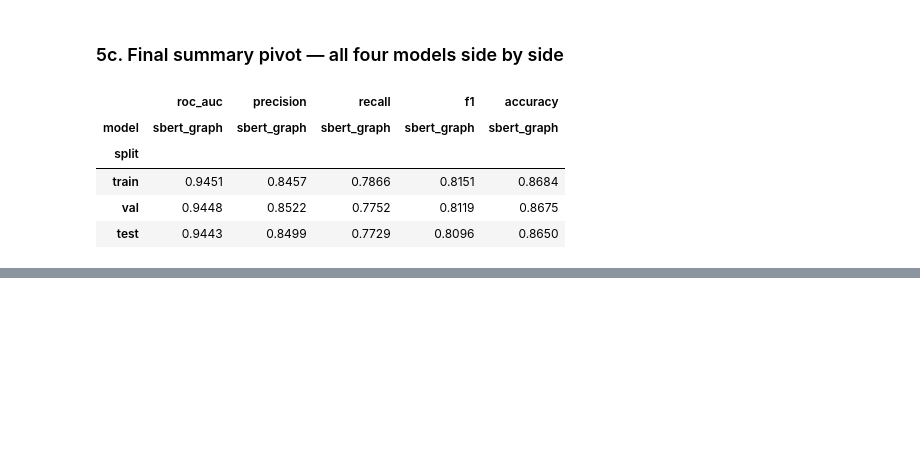
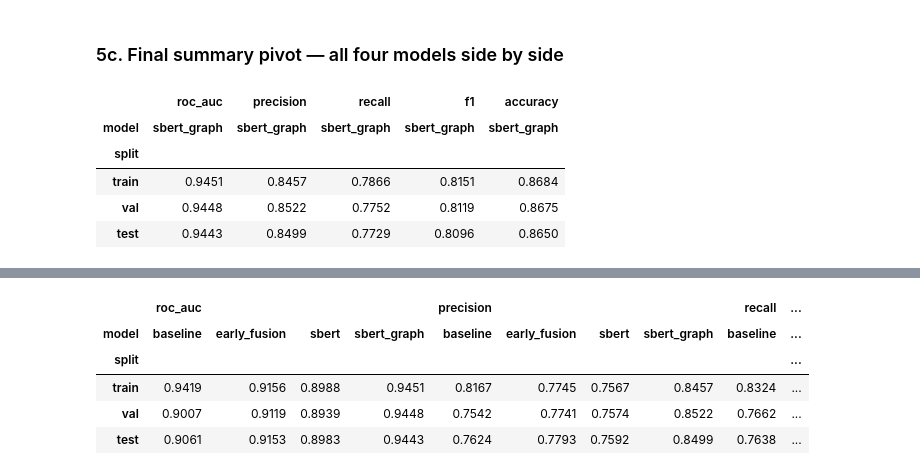
Before and after one commit to alvarosg285/NLP_quora_challenge, a Jupyter notebook: reproduce_results.ipynb, the cells around one changed output, grey strips where cells are left out. Saved outputs shown, nothing was run; the diff lists cells and outputs as text; code cells hidden in the pictures; blank space fills up the shorter version.

Commit message:
Hybrid Model of both with 91%, called early_fusion, in theory discarted

```diff
--- a/reproduce_results.ipynb
+++ b/reproduce_results.ipynb
@@ -82,16 +79,17 @@ AttributeError: module 'utils' has no attribute 'get_features_from_df'
 ## 4. Evaluation — ROC-AUC, Precision, Recall, F1
 # %%
 rows = []
-
+'''
 # Baseline model on all three splits
 rows.append(evaluate_model(baseline_logistic, X_train_bow, y_train, "baseline", "train"))
 rows.append(evaluate_model(baseline_logistic, X_val_bow,   y_val,   "baseline", "val"))
 rows.append(evaluate_model(baseline_logistic, X_test_bow,  y_test,  "baseline", "test"))
+'''
+# Improved model on all three splits
+rows.append(utils.evaluate_model(baseline_logistic, X_train_comb, y_train, "baseline", "train"))
+rows.append(utils.evaluate_model(baseline_logistic, X_val_comb,   y_val,   "baseline", "val"))
+rows.append(evaluate_model(baseline_logistic, X_test_comb,  y_test,  "baseline", "test"))
 
-# Improved model on all three splits
-rows.append(evaluate_model(improved_logistic, X_train_comb, y_train, "improved", "train"))
-rows.append(evaluate_model(improved_logistic, X_val_comb,   y_val,   "improved", "val"))
-rows.append(evaluate_model(improved_logistic, X_test_comb,  y_test,  "improved", "test"))
 
 results_df = pd.DataFrame(rows)
 results_df = results_df.set_index(["model", "split"])
@@ -237,0 +278,11 @@ display(final_pivot)
+# %%
+# #ADDING - Cell 2: Train the Hybrid Logistic Regression Model
+from sklearn.linear_model import LogisticRegression
+
+print("Training Early Fusion Logistic Regression...")
+
+# We increase max_iter slightly to ensure the solver converges with the wider feature set
+hybrid_logistic = LogisticRegression(max_iter=1000, random_state=123)
+hybrid_logistic.fit(X_train_hybrid, y_train)
+
+print("Training complete! Model is ready for interpretability analysis.")
@@ -237,0 +292,11 @@ display(final_pivot)
+# %%
+# #ADDING - Cell 3: Evaluate the Hybrid Model on all splits
+hybrid_rows = [
+    evaluate_model(hybrid_logistic, X_train_hybrid, y_train, "early_fusion", "train"),
+    evaluate_model(hybrid_logistic, X_val_hybrid,   y_val,   "early_fusion", "val"),
+    evaluate_model(hybrid_logistic, X_test_hybrid,  y_test,  "early_fusion", "test"),
+]
+
+# Display standalone hybrid results
+hybrid_df = pd.DataFrame(hybrid_rows).set_index(["model", "split"])
+display(hybrid_df)
@@ -237,0 +309,18 @@ display(final_pivot)
+# %%
+# #ADDING - Cell 4: Final summary pivot — all FIVE models side by side
+# Safely combines all evaluation rows previously generated in the notebook
+all_rows = rows + sbert_rows + sg_rows + hybrid_rows
+
+ultimate_results_df = pd.DataFrame(all_rows).set_index(["model", "split"])
+
+ultimate_pivot = ultimate_results_df.reset_index().pivot(index="split", columns="model")
+# Reorder rows: train → val → test
+ultimate_pivot = ultimate_pivot.loc[["train", "val", "test"]]
+display(ultimate_pivot)
+# %% [output]
+|  | roc_auc |  |  |  | precision |  |  |  | recall | ... |
+| model | baseline | early_fusion | sbert | sbert_graph | baseline | early_fusion | sbert | sbert_graph | baseline | ... |
+| split |  |  |  |  |  |  |  |  |  | ... |
+| train | 0.9419 | 0.9156 | 0.8988 | 0.9451 | 0.8167 | 0.7745 | 0.7567 | 0.8457 | 0.8324 | ... |
+| val | 0.9007 | 0.9119 | 0.8939 | 0.9448 | 0.7542 | 0.7741 | 0.7574 | 0.8522 | 0.7662 | ... |
+| test | 0.9061 | 0.9153 | 0.8983 | 0.9443 | 0.7624 | 0.7793 | 0.7592 | 0.8499 | 0.7638 | ... |
```
Also changed, not shown: parts of 7 cells of this notebook, 2 other files.
